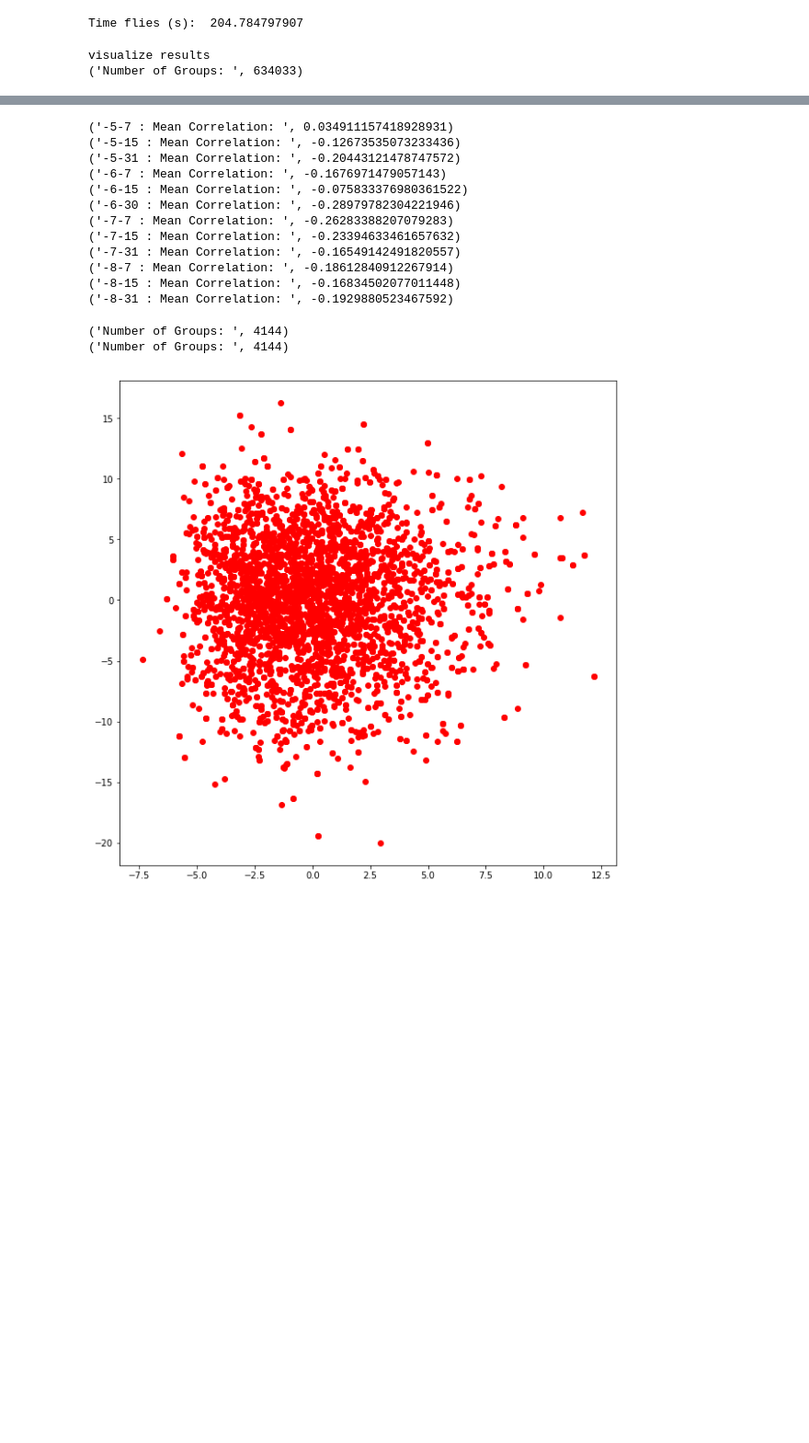
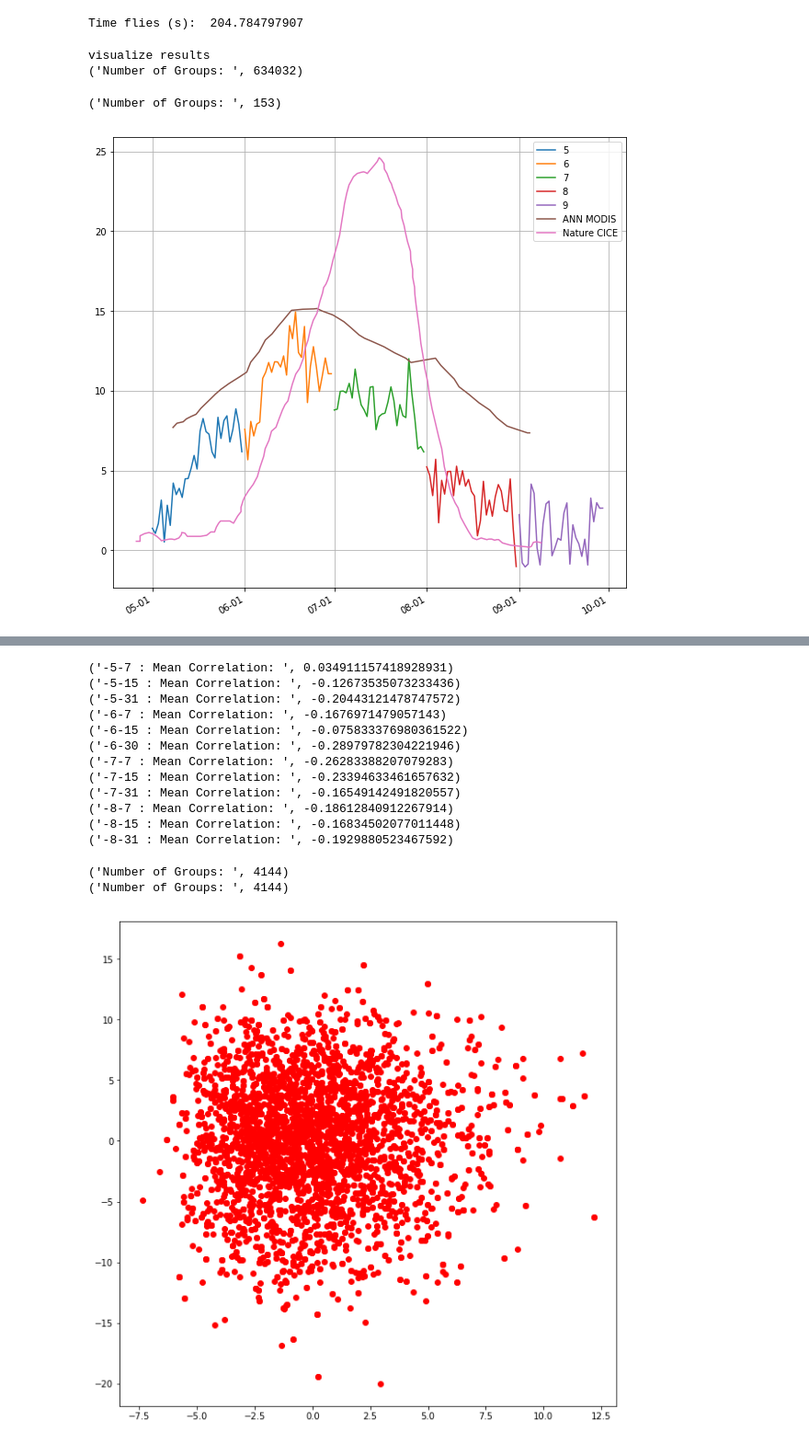
Before and after one commit to mira67/DL4RS, a Jupyter notebook: sandbox/initial_test_mpf.ipynb, the cells around one changed output, grey strips where cells are left out. Shown at 92% size. Cells and saved outputs as stored; diff of their text form; code cells hidden in the pictures; blank space fills up the shorter version.

```diff
--- a/sandbox/initial_test_mpf.ipynb
+++ b/sandbox/initial_test_mpf.ipynb
@@ -99,11 +99,12 @@ from keras.utils.visualize_util import model_to_dot
 #each year a plot, and calcualte a yearly mean to compare with nature
 print("visualize results")
 con = MySQLdb.connect(host="localhost",port=3306,user="mira67",passwd="1234",db="nsidcgt")
-sql = """SELECT mod500.year,mod500.month,mod500.day,mod500.qc,
-mod500.cloud, mod500.nrow, mod500.ncol, mod500res_nocloud_a.MPF,mod500res_nocloud_a.IF,mod500res_nocloud_a.WF
-FROM mod500res_nocloud_a
-LEFT JOIN mod500
-ON mod500.pid=mod500res_nocloud_a.pid
+sql = """SELECT arr_beaufo.year,arr_beaufo.month,arr_beaufo.day,arr_beaufo.qc,
+arr_beaufo.cloud, arr_beaufo.nrow, arr_beaufo.ncol, t1110beaufo.mpf,t1110beaufo.icef,t1110beaufo.wf
+FROM t1110beaufo
+LEFT JOIN arr_beaufo
+ON arr_beaufo.pid = t1110beaufo.pid
+WHERE arr_beaufo.year > 0
 """
 df = pd.read_sql(sql, con)
 #print df.head(n=3)
@@ -116,4 +117,59 @@ dfmean = grouped.aggregate(np.mean)
 ngroup = dfmean.groupby(['month','day','nrow','ncol'],as_index=False)
 # %% [output]
 visualize results
-('Number of Groups: ', 634033)
+('Number of Groups: ', 634032)
+# %%
+#daily average plot across years, and compare with figure data in literatures
+plt.rcParams['figure.figsize'] = (10,10) # Make the figures a bit bigger
+plt.rcParams['axes.labelsize'] = 30
+
+import matplotlib.dates as mdates
+import datetime
+
+xl = pd.ExcelFile("figure_data.xlsx")
+xl.sheet_names
+df1 = xl.parse("MODIS MPF 2000-2011 mean")
+df2 = xl.parse("CICE 2001-2013 mean MPF")
+
+mgrouped = df.groupby(['month','day'],as_index=False)
+print("Number of Groups: ", len(mgrouped))
+mdfmean = mgrouped.aggregate(np.mean)
+#print dfmean.head(n=5)
+mngroup = mdfmean.groupby(['month','day'],as_index=False)
+#visualize trend by month for many years
+oldkey = 5
+
+years = mdates.YearLocator()   # every year
+months = mdates.MonthLocator()  # every month
+yearsFmt = mdates.DateFormatter('%m-%d')
+day = []
+mpf = []
+gn = 0
+fig, ax = plt.subplots()
+for key, grp in mngroup:#fix last key
+    gn = gn + 1#count number of groups
+    if (key[0] != oldkey) or (gn == len(mngroup)):#if year not change or last group
+        ax.plot(day, mpf, label=int(oldkey))
+        day = []
+        mpf = []
+        oldkey = key[0]
+    #cur_day = datetime.date(int(grp['year'].as_matrix()[0]),int(grp['month'].as_matrix()[0]),int(grp['day'].as_matrix()[0]))
+    cur_day = datetime.date(1900,int(grp['month'].as_matrix()[0]),int(grp['day'].as_matrix()[0]))
+    day.append(cur_day)
+    mpf.append(grp['mpf'].as_matrix()[0])
+
+ax.plot(df1['Julian Day'],df1['MPF']*100, label='ANN MODIS')
+ax.plot(df2['Julian Day'],df2['MPF'], label = 'Nature CICE')
+
+ax.xaxis.set_major_formatter(yearsFmt)
+# format the ticks
+#ax.xaxis.set_major_locator(years)
+ax.xaxis.set_major_formatter(yearsFmt)
+ax.xaxis.set_minor_locator(months)
+fig.autofmt_xdate()
+ax.grid(True)
+ax.legend(loc='upper right')
+plt.show()
+# %% [output]
+('Number of Groups: ', 153)
+[figure, added]
```
Also changed, not shown: parts of 4 cells of this notebook, 6 other files.
